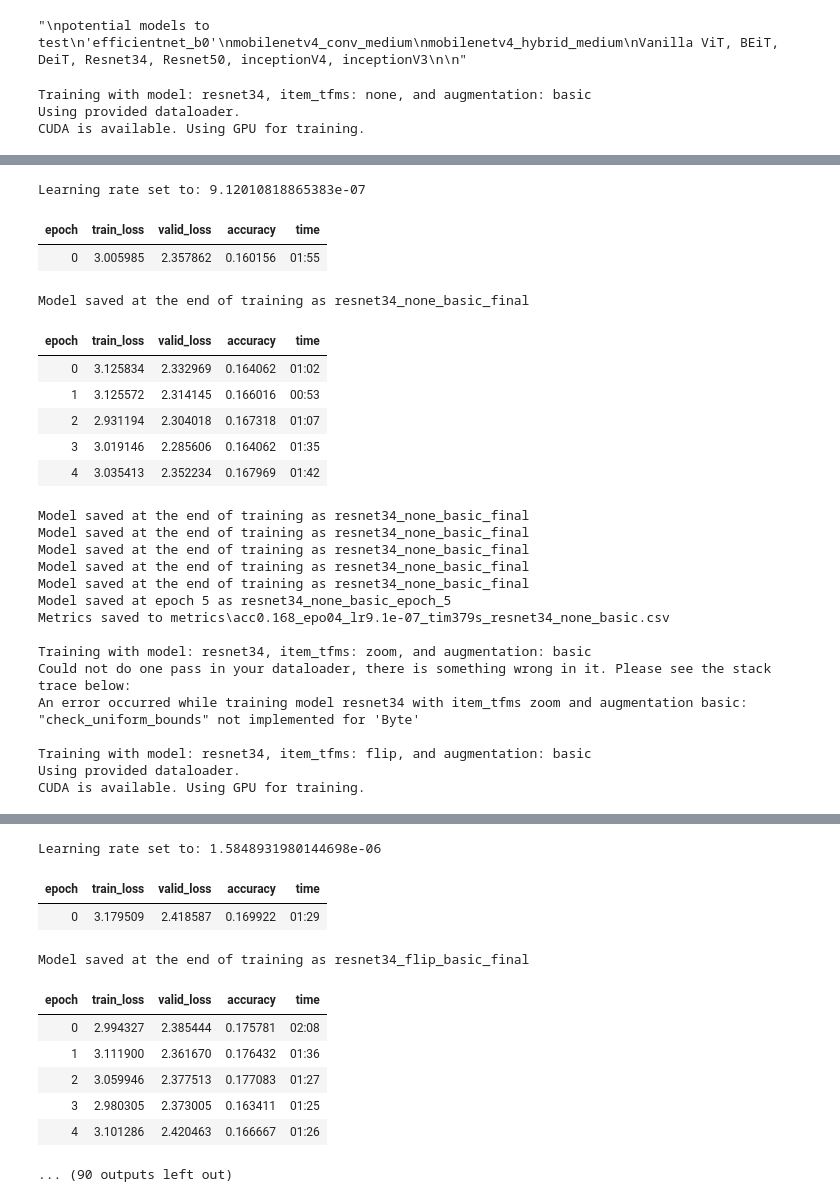
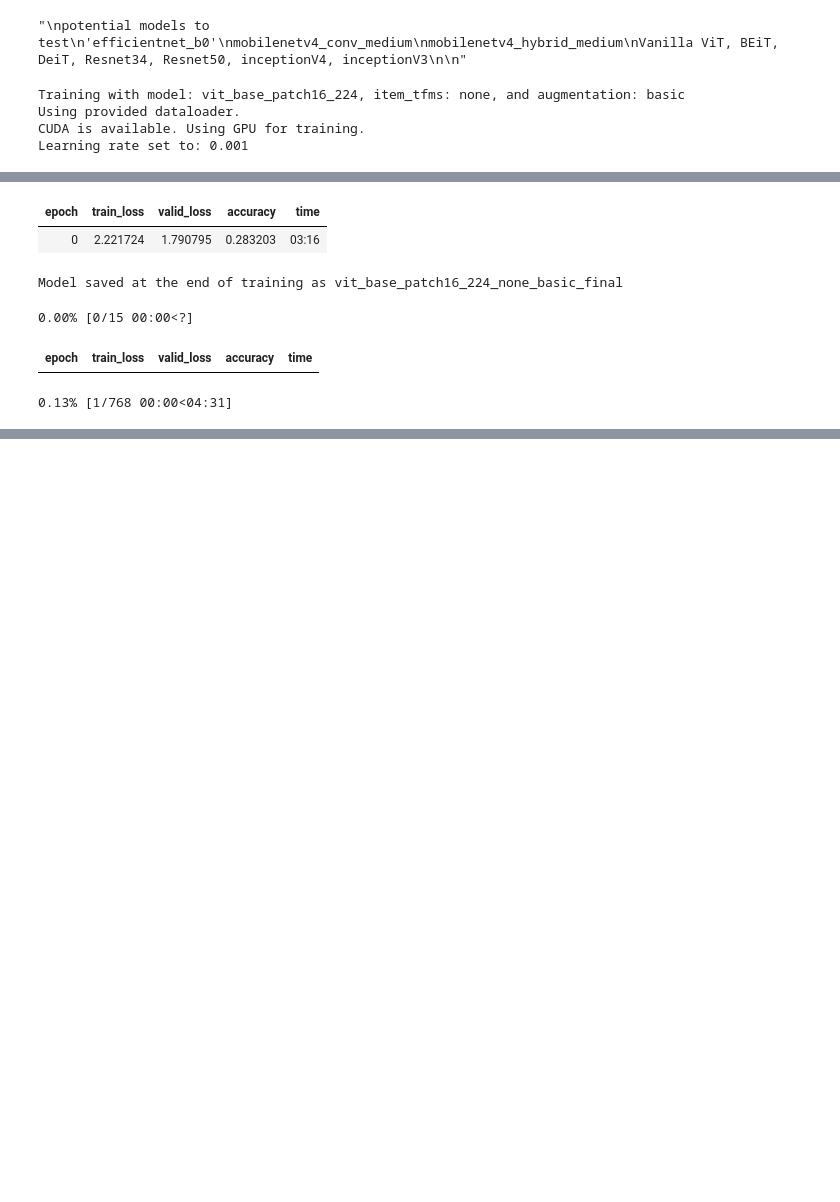
Before and after one commit to julehalim/ComputerVisionFinal, a Jupyter notebook: Testing_Pipeline.ipynb, the cells around one changed output, grey strips where cells are left out. Cells and saved outputs as stored; diff of their text form; code cells hidden in the pictures; blank space fills up the shorter version.

```diff
--- a/Testing_Pipeline.ipynb
+++ b/Testing_Pipeline.ipynb
@@ -218,11 +218,12 @@ class VisionTransformerTrainer:
             print("CUDA is not available. Using CPU for training.")
 
     def set_learning_rate(self):
-        def find_optimal_lr(learner) -> float:
-            lr_learn = learner.lr_find(suggest_funcs=(minimum, steep))
-            lr_min, lr_steep = lr_learn
-            return lr_steep
-        self.lr = find_optimal_lr(self.learn)
+        # def find_optimal_lr(learner) -> float:
+        #     lr_learn = learner.lr_find(suggest_funcs=(minimum, steep))
+        #     lr_min, lr_steep = lr_learn
+        #     return lr_steep
+        # self.lr = find_optimal_lr(self.learn)
+        self.lr = 0.001
         print(f"Learning rate set to: {self.lr}")
 
     def fine_tune(self, epochs=5):
@@ -280,13 +281,13 @@ Vanilla ViT, BEiT, DeiT, Resnet34, Resnet50, inceptionV4, inceptionV3
 # %%
 # Define item-level transformations
 item_transforms = {
-    'none': None,  # No item transformations
-    'zoom': Zoom(),  # Apply zoom transform
-    'flip': FlipItem(p=0.5),  # Flip with 50% probability
-    'grayscale': IntToFloatTensor(),  # Grayscale conversion
+    'none': None,
+    'zoom': Zoom(),
+    'flip': FlipItem(p=0.5),
+    'grayscale': IntToFloatTensor(),
     'random_resized_crop': RandomResizedCrop(224, min_scale=0.5),
-    'contrast': Contrast(max_lighting=0.4, p=0.75),  # Should be moved to batch-level
-    'saturation': Saturation(max_lighting=0.4, p=0.75),  # Should be moved to batch-level
+    'contrast': Contrast(max_lighting=0.4, p=0.75),
+    'saturation': Saturation(max_lighting=0.4, p=0.75)
 }
 
 # Define batch-level augmentations (if any, or use None to skip)
@@ -299,13 +300,13 @@ model_names = [
     # 'efficientnet_b0',
     # 'mobilenetv3_large_100',
     # 'mobilenetv3_rw',
-    # 'vit_base_patch16_224',
+    'vit_base_patch16_224'
     # 'beit_base_patch16_224',
     # 'deit_base_patch16_224', #did not run this at all
-    'resnet34',
-    'resnet50',
-    'inception_v3',
-    'inception_v4'
+    # 'resnet34',
+    # 'resnet50',
+    # 'inception_v3',
+    # 'inception_v4'
 ]
 
 # Loop through each Vision Transformer model, item_tfms, and augmentations
@@ -337,7 +338,7 @@ for model_name in model_names:
                 trainer.set_learning_rate()
 
                 # Fine-tune the model
-                trainer.fine_tune(epochs=5)  # Adjust the number of epochs as needed
+                trainer.fine_tune(epochs=10)  # Adjust the number of epochs as needed
 
                 # Save the training metrics
                 trainer.save_metrics()
@@ -346,6 +347,7 @@ for model_name in model_names:
             except Exception as e:
                 print(f"An error occurred while training model {model_name} with item_tfms {item_tfms_name} and augmentation {augment_name}: {e}")
 # %% [output]
-Training with model: resnet34, item_tfms: none, and augmentation: basic
+Training with model: vit_base_patch16_224, item_tfms: none, and augmentation: basic
 Using provided dataloader.
 CUDA is available. Using GPU for training.
+Learning rate set to: 0.001
@@ -353,25 +354,6 @@ CUDA is available. Using GPU for training.
+| epoch | train_loss | valid_loss | accuracy | time |
+| 0 | 2.221724 | 1.790795 | 0.283203 | 03:16 |
-Learning rate set to: 9.12010818865383e-07
+Model saved at the end of training as vit_base_patch16_224_none_basic_final
-| epoch | train_loss | valid_loss | accuracy | time |
-| 0 | 3.005985 | 2.357862 | 0.160156 | 01:55 |
-Model saved at the end of training as resnet34_none_basic_final
+0.00% [0/15 00:00<?]
 | epoch | train_loss | valid_loss | accuracy | time |
-| 0 | 3.125834 | 2.332969 | 0.164062 | 01:02 |
-| 1 | 3.125572 | 2.314145 | 0.166016 | 00:53 |
-| 2 | 2.931194 | 2.304018 | 0.167318 | 01:07 |
-| 3 | 3.019146 | 2.285606 | 0.164062 | 01:35 |
-| 4 | 3.035413 | 2.352234 | 0.167969 | 01:42 |
-Model saved at the end of training as resnet34_none_basic_final
-Model saved at the end of training as resnet34_none_basic_final
-Model saved at the end of training as resnet34_none_basic_final
-Model saved at the end of training as resnet34_none_basic_final
-Model saved at the end of training as resnet34_none_basic_final
-Model saved at epoch 5 as resnet34_none_basic_epoch_5
-Metrics saved to metrics\acc0.168_epo04_lr9.1e-07_tim379s_resnet34_none_basic.csv
-
-Training with model: resnet34, item_tfms: zoom, and augmentation: basic
-Could not do one pass in your dataloader, there is something wrong in it. Please see the stack trace below:
-An error occurred while training model resnet34 with item_tfms zoom and augmentation basic: "check_uniform_bounds" not implemented for 'Byte'
-
-Training with model: resnet34, item_tfms: flip, and augmentation: basic
-Using provided dataloader.
-CUDA is available. Using GPU for training.
+0.13% [1/768 00:00<04:31]
@@ -379,11 +359,0 @@ CUDA is available. Using GPU for training.
-Learning rate set to: 1.5848931980144698e-06
-| epoch | train_loss | valid_loss | accuracy | time |
-| 0 | 3.179509 | 2.418587 | 0.169922 | 01:29 |
-Model saved at the end of training as resnet34_flip_basic_final
-| epoch | train_loss | valid_loss | accuracy | time |
-| 0 | 2.994327 | 2.385444 | 0.175781 | 02:08 |
-| 1 | 3.111900 | 2.361670 | 0.176432 | 01:36 |
-| 2 | 3.059946 | 2.377513 | 0.177083 | 01:27 |
-| 3 | 2.980305 | 2.373005 | 0.163411 | 01:25 |
-| 4 | 3.101286 | 2.420463 | 0.166667 | 01:26 |
-... (90 outputs left out)
```
Also changed, not shown: parts of 2 cells of this notebook.
